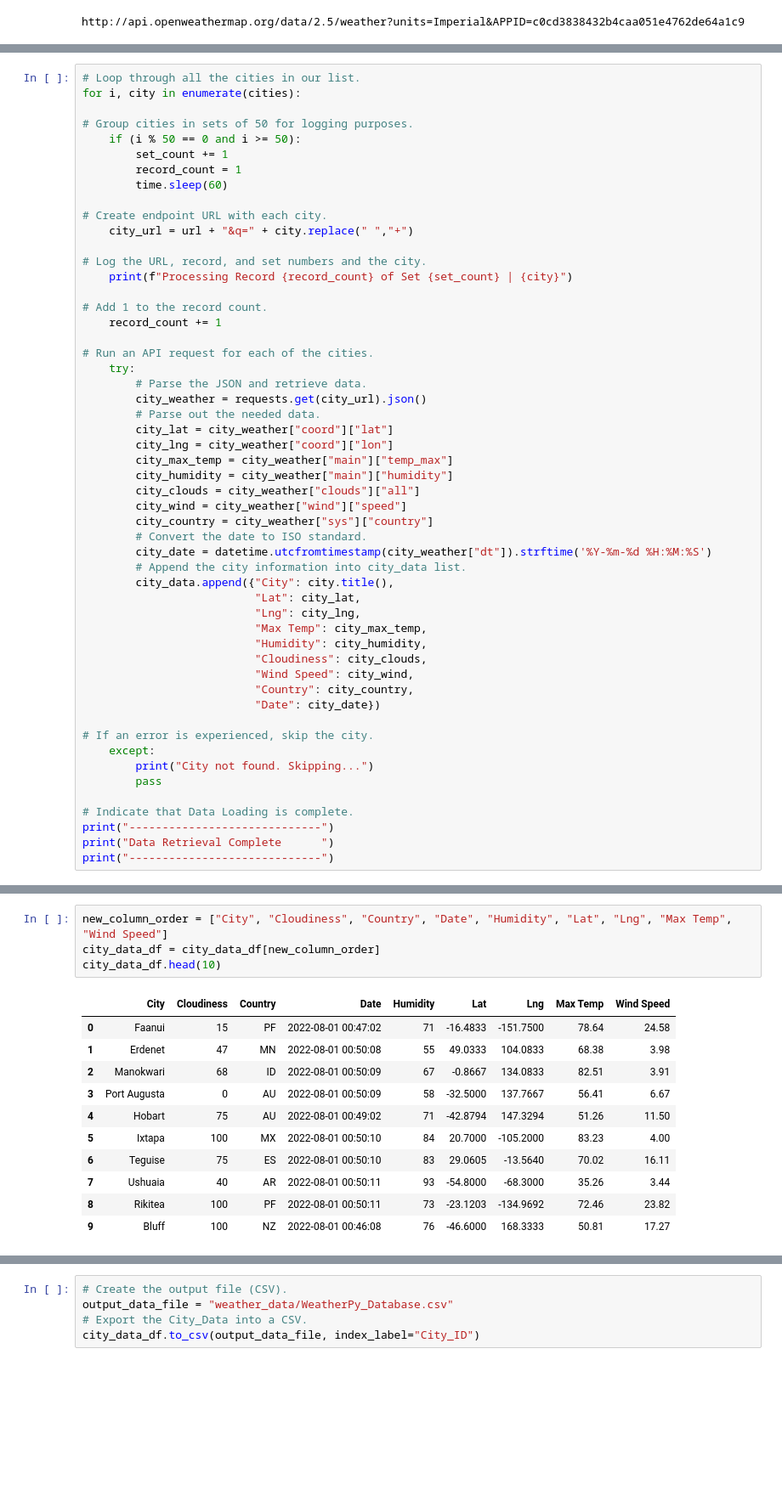
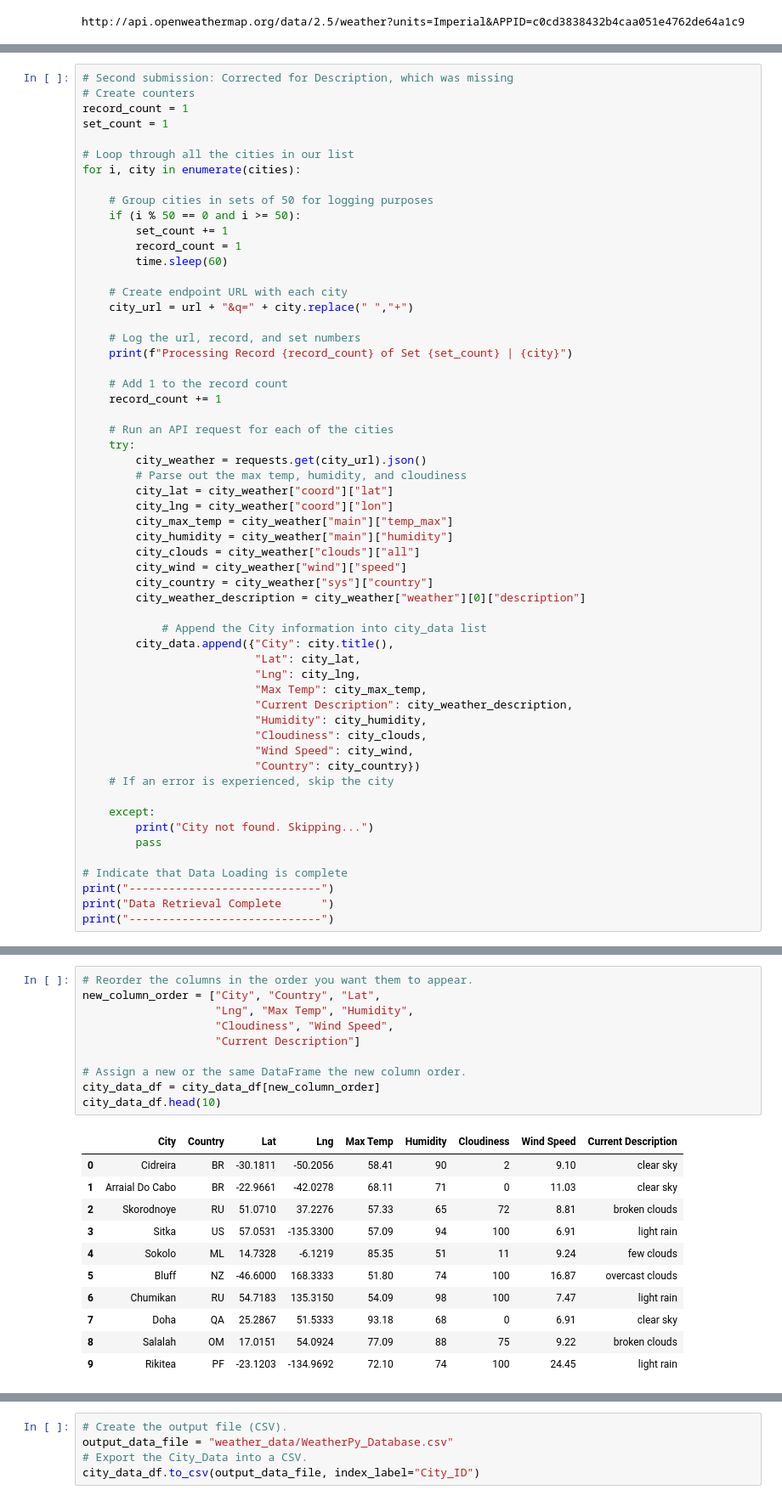
Before and after one commit to JaimeStarling/World_Weather_Analysis, a Jupyter notebook: Weather_Database/Weather_Database.ipynb, the cells around one changed output, grey strips where cells are left out. Shown: that part at 85% size. Cells and saved outputs as stored; diff of their text form; blank space fills up the shorter version.

Commit message:
Add files via upload
Finally, with corrections so that the table matches that of the instructions.

```diff
--- a/Weather_Database/Weather_Database.ipynb
+++ b/Weather_Database/Weather_Database.ipynb
@@ -98,27 +61,31 @@ Beginning Data Retrieval
 # %%
-# Loop through all the cities in our list.
+# Second submission: Corrected for Description, which was missing
+# Create counters
+record_count = 1
+set_count = 1
+
+# Loop through all the cities in our list
 for i, city in enumerate(cities):
 
-# Group cities in sets of 50 for logging purposes.
+    # Group cities in sets of 50 for logging purposes
     if (i % 50 == 0 and i >= 50):
         set_count += 1
         record_count = 1
         time.sleep(60)
 
-# Create endpoint URL with each city.
+    # Create endpoint URL with each city
     city_url = url + "&q=" + city.replace(" ","+")
 
-# Log the URL, record, and set numbers and the city.
+    # Log the url, record, and set numbers
     print(f"Processing Record {record_count} of Set {set_count} | {city}")
 
-# Add 1 to the record count.
+    # Add 1 to the record count
     record_count += 1
 
-# Run an API request for each of the cities.
+    # Run an API request for each of the cities
     try:
-        # Parse the JSON and retrieve data.
         city_weather = requests.get(city_url).json()
-        # Parse out the needed data.
+        # Parse out the max temp, humidity, and cloudiness
         city_lat = city_weather["coord"]["lat"]
         city_lng = city_weather["coord"]["lon"]
         city_max_temp = city_weather["main"]["temp_max"]
@@ -126,25 +93,25 @@ for i, city in enumerate(cities):
         city_clouds = city_weather["clouds"]["all"]
         city_wind = city_weather["wind"]["speed"]
         city_country = city_weather["sys"]["country"]
-        # Convert the date to ISO standard.
-        city_date = datetime.utcfromtimestamp(city_weather["dt"]).strftime('%Y-%m-%d %H:%M:%S')
-        # Append the city information into city_data list.
+        city_weather_description = city_weather["weather"][0]["description"]
+
+            # Append the City information into city_data list
         city_data.append({"City": city.title(),
                           "Lat": city_lat,
                           "Lng": city_lng,
                           "Max Temp": city_max_temp,
+                          "Current Description": city_weather_description,
                           "Humidity": city_humidity,
                           "Cloudiness": city_clouds,
                           "Wind Speed": city_wind,
-                          "Country": city_country,
-                          "Date": city_date})
+                          "Country": city_country})
+    # If an error is experienced, skip the city
 
-# If an error is experienced, skip the city.
     except:
         print("City not found. Skipping...")
         pass
 
-# Indicate that Data Loading is complete.
+# Indicate that Data Loading is complete
 print("-----------------------------")
 print("Data Retrieval Complete      ")
 print("-----------------------------")
@@ -184,16 +157,22 @@ city_data_df.head()
 # %%
-new_column_order = ["City", "Cloudiness", "Country", "Date", "Humidity", "Lat", "Lng", "Max Temp", "Wind Speed"]
+# Reorder the columns in the order you want them to appear.
+new_column_order = ["City", "Country", "Lat",
+                    "Lng", "Max Temp", "Humidity",
+                    "Cloudiness", "Wind Speed",
+                    "Current Description"]
+
+# Assign a new or the same DataFrame the new column order.
 city_data_df = city_data_df[new_column_order]
 city_data_df.head(10)
 # %% [output]
-|  | City | Cloudiness | Country | Date | Humidity | Lat | Lng | Max Temp | Wind Speed |
-| 0 | Faanui | 15 | PF | 2022-08-01 00:47:02 | 71 | -16.4833 | -151.7500 | 78.64 | 24.58 |
-| 1 | Erdenet | 47 | MN | 2022-08-01 00:50:08 | 55 | 49.0333 | 104.0833 | 68.38 | 3.98 |
-| 2 | Manokwari | 68 | ID | 2022-08-01 00:50:09 | 67 | -0.8667 | 134.0833 | 82.51 | 3.91 |
-| 3 | Port Augusta | 0 | AU | 2022-08-01 00:50:09 | 58 | -32.5000 | 137.7667 | 56.41 | 6.67 |
-| 4 | Hobart | 75 | AU | 2022-08-01 00:49:02 | 71 | -42.8794 | 147.3294 | 51.26 | 11.50 |
-| 5 | Ixtapa | 100 | MX | 2022-08-01 00:50:10 | 84 | 20.7000 | -105.2000 | 83.23 | 4.00 |
-| 6 | Teguise | 75 | ES | 2022-08-01 00:50:10 | 83 | 29.0605 | -13.5640 | 70.02 | 16.11 |
-| 7 | Ushuaia | 40 | AR | 2022-08-01 00:50:11 | 93 | -54.8000 | -68.3000 | 35.26 | 3.44 |
-| 8 | Rikitea | 100 | PF | 2022-08-01 00:50:11 | 73 | -23.1203 | -134.9692 | 72.46 | 23.82 |
-| 9 | Bluff | 100 | NZ | 2022-08-01 00:46:08 | 76 | -46.6000 | 168.3333 | 50.81 | 17.27 |
+|  | City | Country | Lat | Lng | Max Temp | Humidity | Cloudiness | Wind Speed | Current Description |
+| 0 | Cidreira | BR | -30.1811 | -50.2056 | 58.41 | 90 | 2 | 9.10 | clear sky |
+| 1 | Arraial Do Cabo | BR | -22.9661 | -42.0278 | 68.11 | 71 | 0 | 11.03 | clear sky |
+| 2 | Skorodnoye | RU | 51.0710 | 37.2276 | 57.33 | 65 | 72 | 8.81 | broken clouds |
+| 3 | Sitka | US | 57.0531 | -135.3300 | 57.09 | 94 | 100 | 6.91 | light rain |
+| 4 | Sokolo | ML | 14.7328 | -6.1219 | 85.35 | 51 | 11 | 9.24 | few clouds |
+| 5 | Bluff | NZ | -46.6000 | 168.3333 | 51.80 | 74 | 100 | 16.87 | overcast clouds |
+| 6 | Chumikan | RU | 54.7183 | 135.3150 | 54.09 | 98 | 100 | 7.47 | light rain |
+| 7 | Doha | QA | 25.2867 | 51.5333 | 93.18 | 68 | 0 | 6.91 | clear sky |
+| 8 | Salalah | OM | 17.0151 | 54.0924 | 77.09 | 88 | 75 | 9.22 | broken clouds |
+| 9 | Rikitea | PF | -23.1203 | -134.9692 | 72.10 | 74 | 100 | 24.45 | light rain |
```
Also changed, not shown: parts of 55 cells of this notebook, 1 other file.
